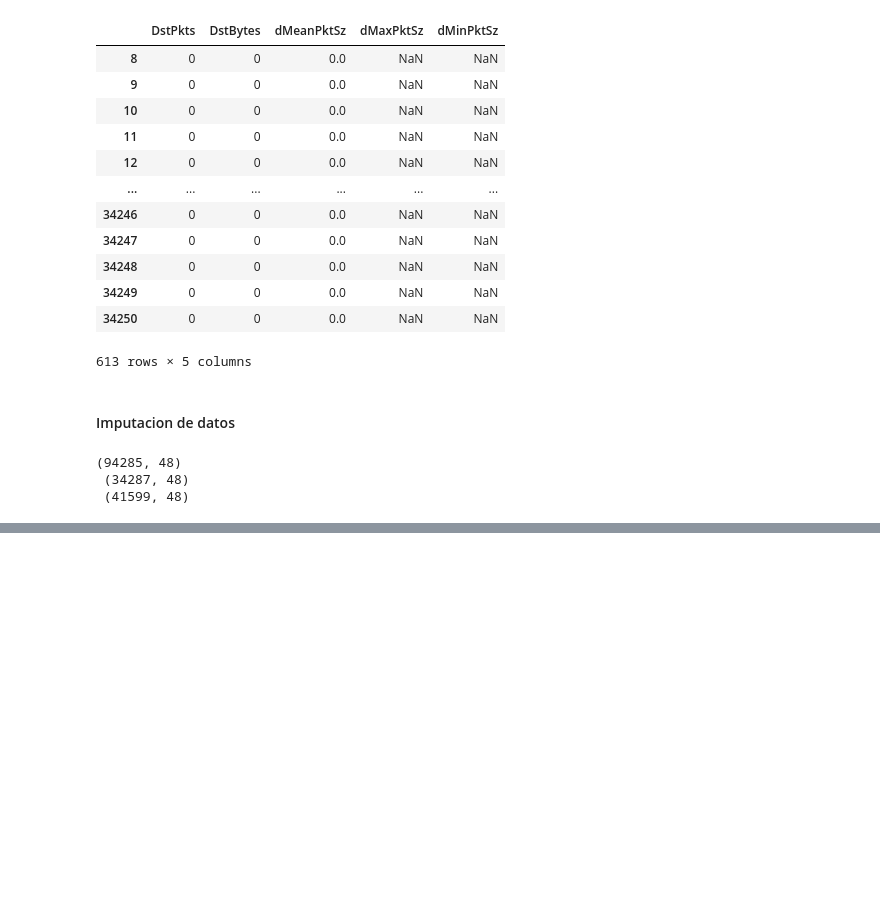
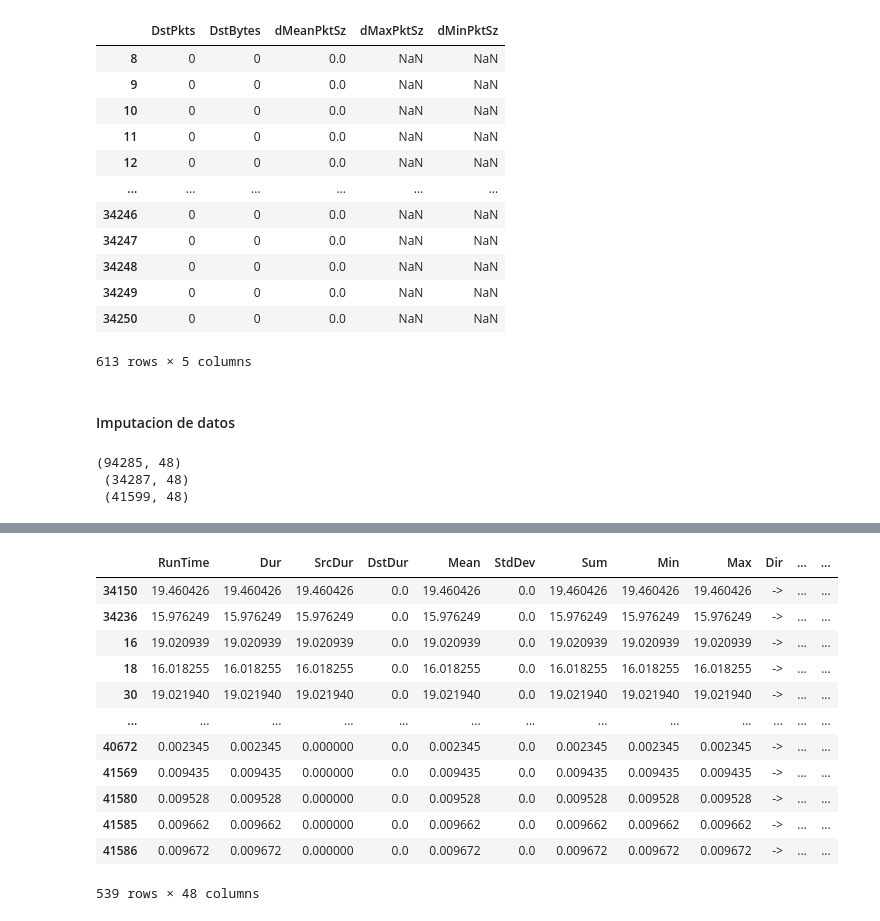
Before and after one commit to soyMA05/Clasiffication_TrafficSDN2, a Jupyter notebook: Fase2/preprocesamiento_limpieza.ipynb, the cells around one changed output, grey strips where cells are left out. Drawn from its saved outputs; the diff is of its cells as text; code cells hidden in the pictures; blank space fills up the shorter version.

```diff
--- a/Fase2/preprocesamiento_limpieza.ipynb
+++ b/Fase2/preprocesamiento_limpieza.ipynb
@@ -588,0 +591,6 @@ df_probe.to_csv('../../araData/probe_sinan.csv',index=False)
+# %%
+df_normal = pd.read_csv('../../araData/normal_sinan.csv',low_memory=False)
+df_dos = pd.read_csv('../../araData/dos_sinan.csv',low_memory=False)
+df_probe = pd.read_csv('../../araData/probe_sinan.csv',low_memory=False)
+# %%
+df_traffic = pd.concat([df_dos, df_normal, df_probe], axis=0)
@@ -588,0 +648,17 @@ df_probe.to_csv('../../araData/probe_sinan.csv',index=False)
+# %%
+df_traffic[(df_traffic.Dport=="0x6bc0")|(df_traffic.Dport=='x11-6')|(df_traffic.Dport=='x11')|(df_traffic.Dport=='x11-4')|(df_traffic.Dport=='x11-2')|(df_traffic.Dport=='x11-1')|(df_traffic.Dport=='x11-7')|(df_traffic.Dport=='x11-3')|(df_traffic.Dport=='x11-5')|(df_traffic.Dport=='0x0808')|(df_traffic.Dport=='0x6400')|(df_traffic.Dport=='0xeb29')|(df_traffic.Dport=='0x58f4')|(df_traffic.Dport=='0x3b7c')|(df_traffic.Dport=='0xc734')|(df_traffic.Dport=='0x49b6')|(df_traffic.Dport=='0x9c4d')|(df_traffic.Dport=='0x68b9')|(df_traffic.Dport=='0x9b2c')|(df_traffic.Dport=='0x140e')|(df_traffic.Dport=='0x2449')|(df_traffic.Dport=='0x436e')|(df_traffic.Dport=='0x5def')|(df_traffic.Dport==
+'0xeaad')|(df_traffic.Dport=='0x5c05')|(df_traffic.Dport=='0x08e9')|(df_traffic.Dport=='0x50a2')|(df_traffic.Dport=='0x7efc')|(df_traffic.Dport=='0x43fb')|(df_traffic.Dport=='0x1579')|(df_traffic.Dport=='0x59ef')|(df_traffic.Dport=='0xb78a')|(df_traffic.Dport=='0xfc47')|(df_traffic.Dport=='0xcf05')|(df_traffic.Dport=='0x610d')|(df_traffic.Dport=='0xd18a')|(df_traffic.Dport=='0xd18a')|(df_traffic.Dport=='0xe921')|(df_traffic.Dport=='0xc851')|(df_traffic.Dport=='0xd929')|(df_traffic.Dport=='0x5964')|(df_traffic.Dport=='0xa4fe')|(df_traffic.Dport=='0x830d')|(df_traffic.Dport=='0x9a22')|(df_traffic.Dport=='0x2637')|(df_traffic.Dport=='0xdc93')|(df_traffic.Dport=='0x4bd9')|(df_traffic.Dport=='0x8bab')|(df_traffic.Dport=='0x4afc')|(df_traffic.Dport=='0xe98c')|(df_traffic.Dport=='0x88a5')|(df_traffic.Dport=='0x8dfa')|(df_traffic.Dport=='0x65db')|(df_traffic.Dport=='0xca0f')|(df_traffic.Dport=='0x6b71')|(df_traffic.Dport=='0x9110')|(df_traffic.Dport=='0xcbe8')|(df_traffic.Dport=='0xa8d4')|(df_traffic.Dport=='0x544e')|(df_traffic.Dport=='0x0608')|(df_traffic.Dport=='0xaaf4')|(df_traffic.Dport=='0x6e0e')|(df_traffic.Dport=='0xaf96')|(df_traffic.Dport=='0x5000') ]
+# %% [output]
+|  | RunTime | Dur | SrcDur | DstDur | Mean | StdDev | Sum | Min | Max | Dir | ... | ... |
+| 34150 | 19.460426 | 19.460426 | 19.460426 | 0.0 | 19.460426 | 0.0 | 19.460426 | 19.460426 | 19.460426 | -> | ... | ... |
+| 34236 | 15.976249 | 15.976249 | 15.976249 | 0.0 | 15.976249 | 0.0 | 15.976249 | 15.976249 | 15.976249 | -> | ... | ... |
+| 16 | 19.020939 | 19.020939 | 19.020939 | 0.0 | 19.020939 | 0.0 | 19.020939 | 19.020939 | 19.020939 | -> | ... | ... |
+| 18 | 16.018255 | 16.018255 | 16.018255 | 0.0 | 16.018255 | 0.0 | 16.018255 | 16.018255 | 16.018255 | -> | ... | ... |
+| 30 | 19.021940 | 19.021940 | 19.021940 | 0.0 | 19.021940 | 0.0 | 19.021940 | 19.021940 | 19.021940 | -> | ... | ... |
+| ... | ... | ... | ... | ... | ... | ... | ... | ... | ... | ... | ... | ... |
+| 40672 | 0.002345 | 0.002345 | 0.000000 | 0.0 | 0.002345 | 0.0 | 0.002345 | 0.002345 | 0.002345 | -> | ... | ... |
+| 41569 | 0.009435 | 0.009435 | 0.000000 | 0.0 | 0.009435 | 0.0 | 0.009435 | 0.009435 | 0.009435 | -> | ... | ... |
+| 41580 | 0.009528 | 0.009528 | 0.000000 | 0.0 | 0.009528 | 0.0 | 0.009528 | 0.009528 | 0.009528 | -> | ... | ... |
+| 41585 | 0.009662 | 0.009662 | 0.000000 | 0.0 | 0.009662 | 0.0 | 0.009662 | 0.009662 | 0.009662 | -> | ... | ... |
+| 41586 | 0.009672 | 0.009672 | 0.000000 | 0.0 | 0.009672 | 0.0 | 0.009672 | 0.009672 | 0.009672 | -> | ... | ... |
+539 rows × 48 columns
```
Also changed, not shown: parts of 8 cells of this notebook.
